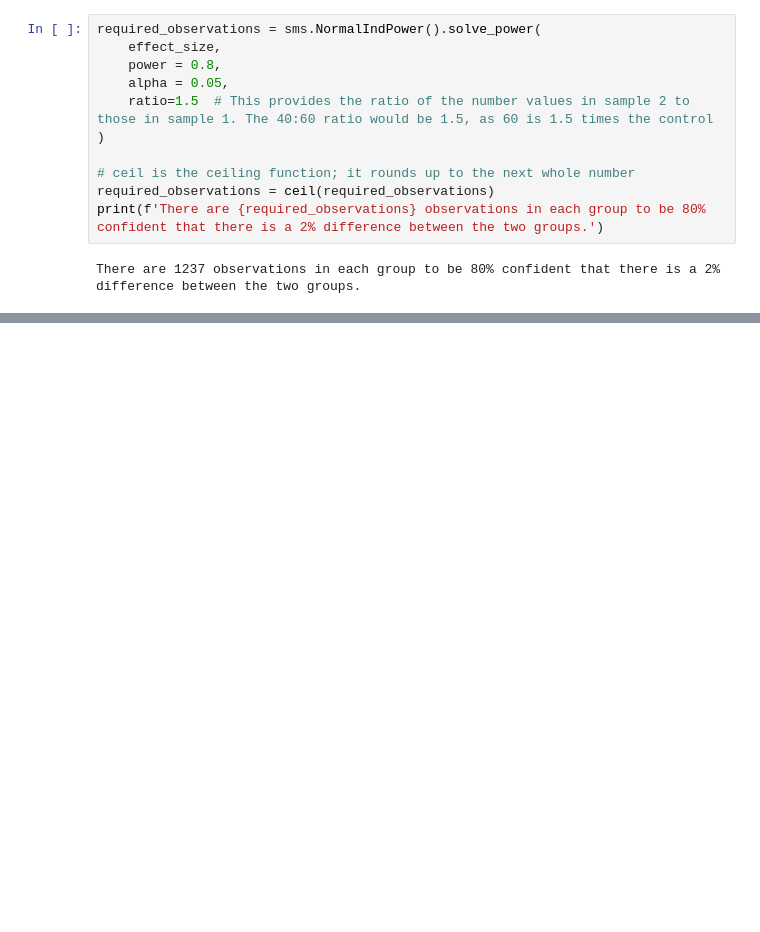
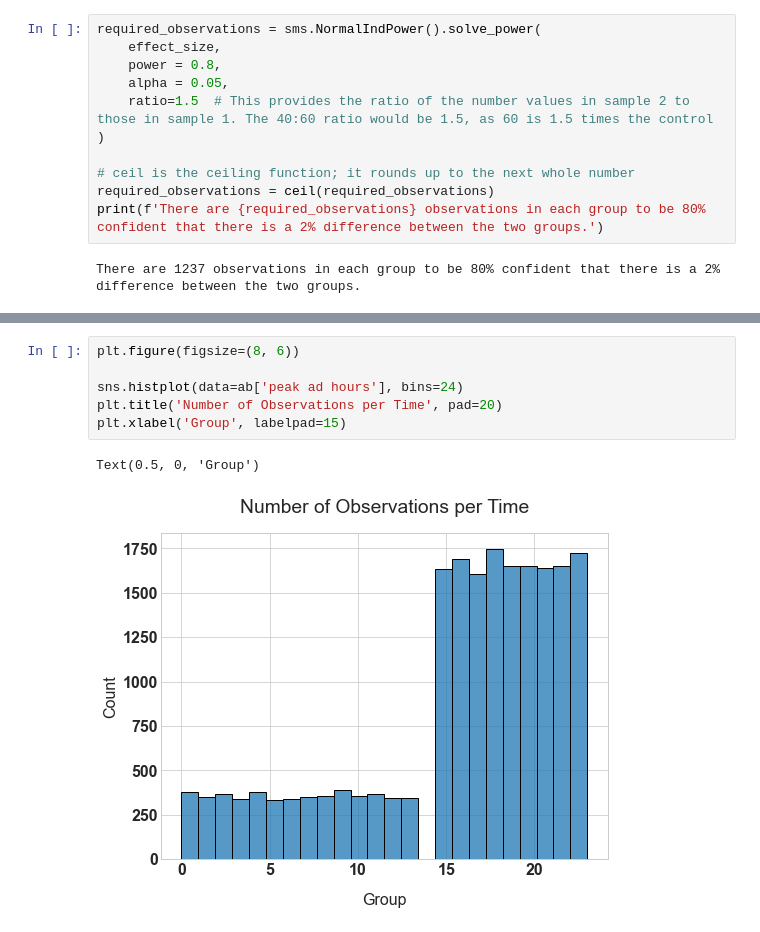
Before and after one commit to FreshOats/Marketing_Analysis, a Jupyter notebook: AB_Test/AB_Test_T_Test.ipynb, the cells around one changed output, grey strips where cells are left out. Cells and saved outputs as stored; diff of their text form; blank space fills up the shorter version.

```diff
--- a/AB_Test/AB_Test_T_Test.ipynb
+++ b/AB_Test/AB_Test_T_Test.ipynb
@@ -139,0 +168,9 @@ ab_sampled.reset_index(drop=True, inplace=True)
+# %%
+plt.figure(figsize=(8, 6))
+
+sns.histplot(data=ab['peak ad hours'], bins=24)
+plt.title('Number of Observations per Time', pad=20)
+plt.xlabel('Group', labelpad=15)
+# %% [output]
+Text(0.5, 0, 'Group')
+[figure, added]
```
Also changed, not shown: parts of 39 cells of this notebook.
